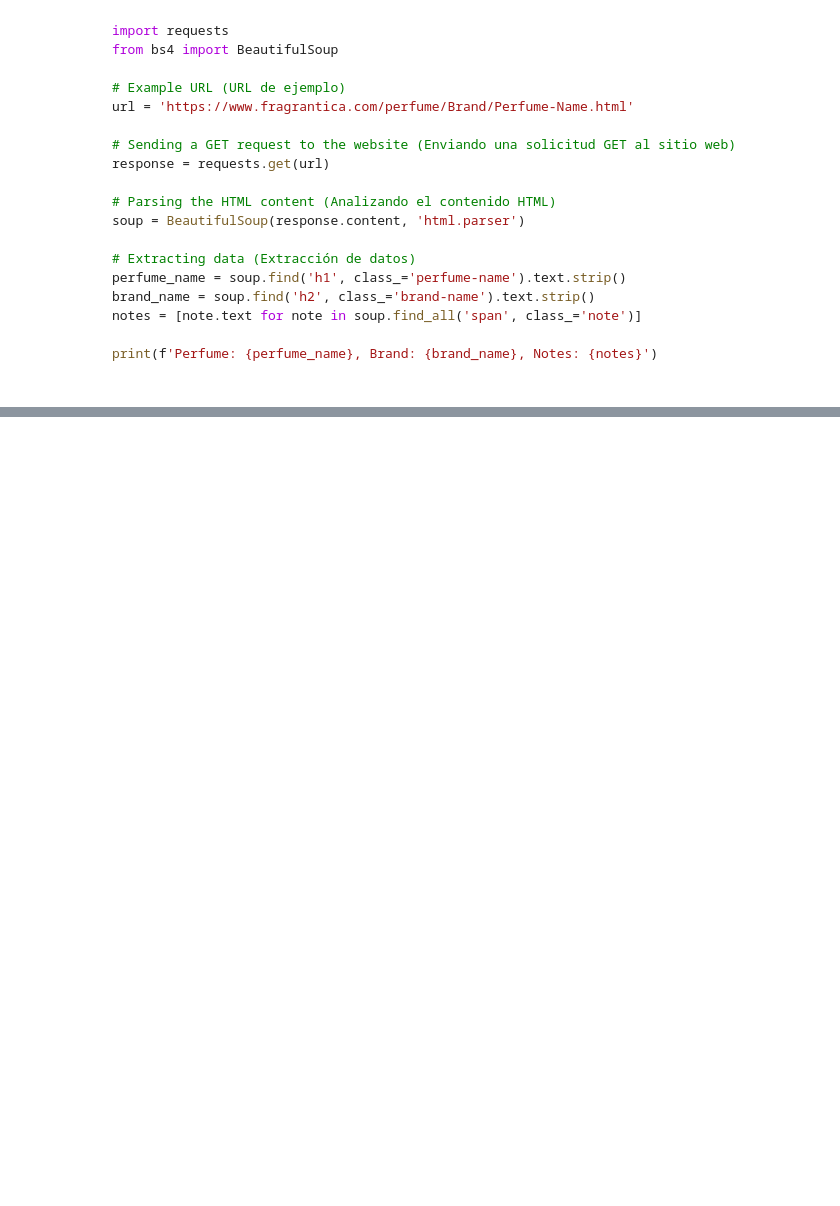
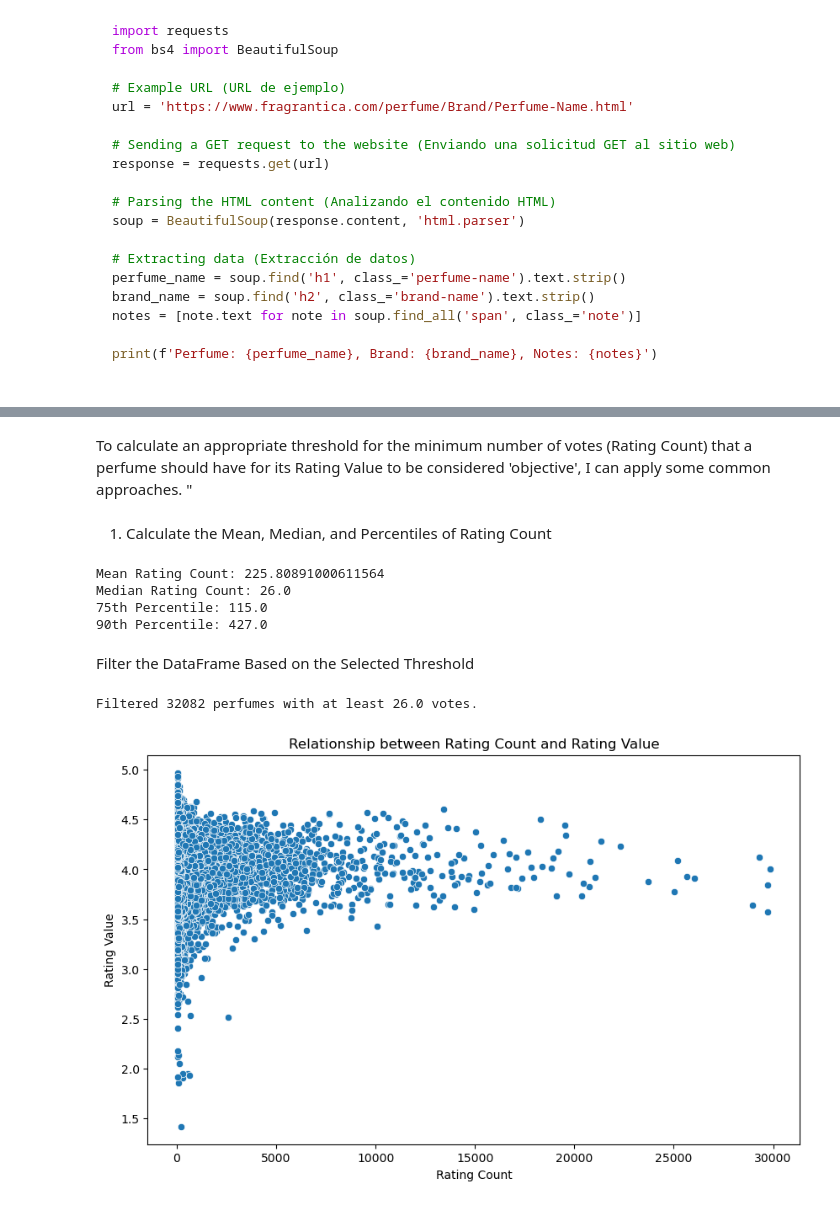
Before and after one commit to mmattyV/fragrance-scrape, a Jupyter notebook: fragrantica2.ipynb, the cells around one changed output, grey strips where cells are left out. Drawn from its saved outputs; the diff is of its cells as text; code cells hidden in the pictures; blank space fills up the shorter version.

```diff
--- a/fragrantica2.ipynb
+++ b/fragrantica2.ipynb
@@ -235,0 +612,70 @@ Combined CSV file saved to: data/Fragrantica/fra_scraping.csv
+# %% [markdown]
+To calculate an appropriate threshold for the minimum number of votes (Rating Count) that a perfume should have for its Rating Value to be considered 'objective', I can apply some common approaches. "
+# %% [markdown]
+1. Calculate the Mean, Median, and Percentiles of Rating Count
+# %%
+import pandas as pd
+
+# Load the Excel file (Cargar el archivo Excel)
+file_path = 'fra_scraping10.xlsx'
+df = pd.read_excel(file_path)
+
+# Calculate the mean and median of 'Rating Count' (Calcular la media y mediana de 'Rating Count')
+mean_rating_count = df['Rating Count'].mean()
+median_rating_count = df['Rating Count'].median()
+
+# Calculate the 75th and 90th percentiles (Calcular los percentiles 75 y 90)
+percentile_75 = df['Rating Count'].quantile(0.75)
+percentile_90 = df['Rating Count'].quantile(0.90)
+
+# Print the results (Imprimir los resultados)
+print(f"Mean Rating Count: {mean_rating_count}")
+print(f"Median Rating Count: {median_rating_count}")
+print(f"75th Percentile: {percentile_75}")
+print(f"90th Percentile: {percentile_90}")
+# %% [output]
+Mean Rating Count: 225.80891000611564
+Median Rating Count: 26.0
+75th Percentile: 115.0
+90th Percentile: 427.0
+# %% [markdown]
+Filter the DataFrame Based on the Selected Threshold
+# %%
+# Set a threshold (Establecer un umbral)
+threshold = median_rating_count  # You can change this to median_rating_count, mean_rating_count, etc.
+                            # (Puedes cambiar esto a median_rating_count, mean_rating_count, etc.)
+
+# Filter the DataFrame (Filtrar el DataFrame)
+df_filtered = df[df['Rating Count'] >= threshold]
+
+# Save the filtered DataFrame (Guardar el DataFrame filtrado)
+df_filtered.to_excel('fra_scraping11.xlsx', index=False)
+
+print(f"Filtered {len(df_filtered)} perfumes with at least {threshold} votes.")
+# (Filtrados {len(df_filtered)} perfumes con al menos {threshold} votos.)
+# %% [output]
+Filtered 32082 perfumes with at least 26.0 votes.
+# %%
+import pandas as pd
+import matplotlib.pyplot as plt
+import seaborn as sns
+
+# Load the Excel file (Cargar el archivo Excel)
+file_path = 'fra_scraping11.xlsx'
+df = pd.read_excel(file_path)
+
+# Set the size of the plot (Establecer el tamaño del gráfico)
+plt.figure(figsize=(10, 6))
+
+# Create the scatter plot (Crear el gráfico de dispersión)
+sns.scatterplot(x='Rating Count', y='Rating Value', data=df)
+
+# Add title and labels (Agregar título y etiquetas)
+plt.title('Relationship between Rating Count and Rating Value')
+plt.xlabel('Rating Count')
+plt.ylabel('Rating Value')
+
+# Show the plot (Mostrar el gráfico)
+plt.show()
+# %% [output]
+[figure, added]
```
Also changed, not shown: parts of 38 cells of this notebook, 10 other files.
